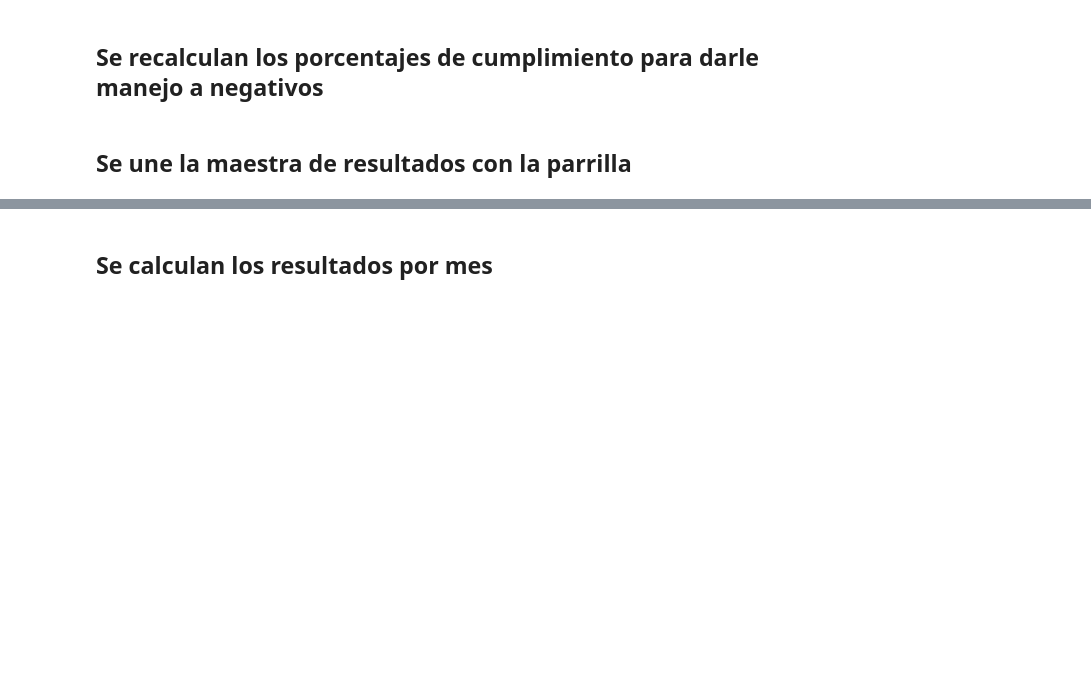
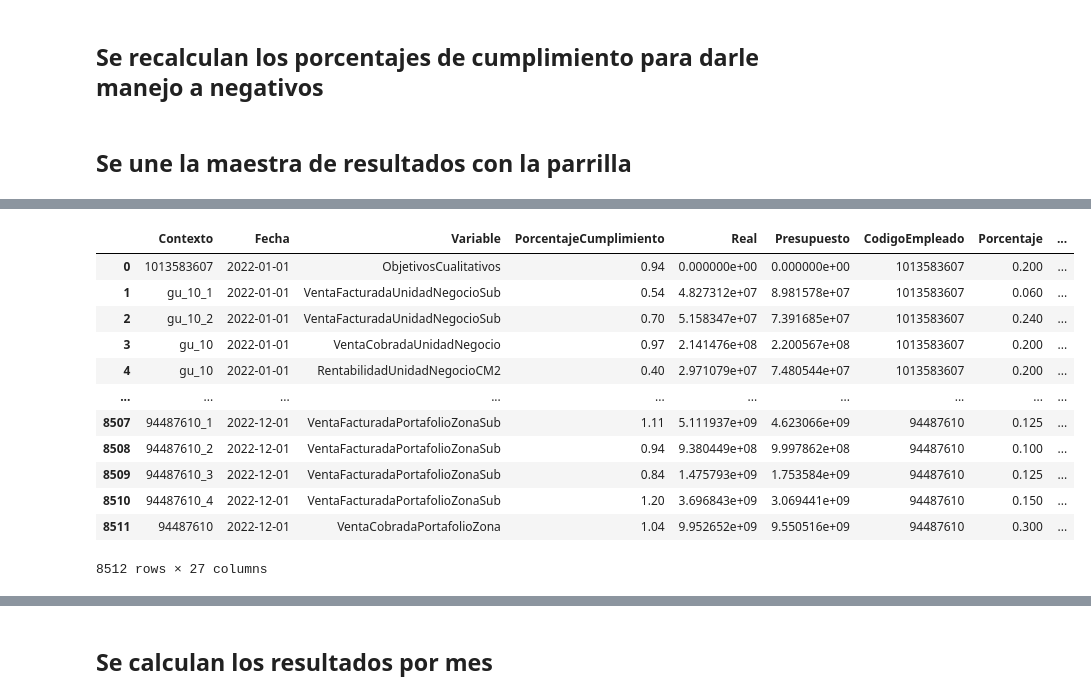
Before and after one commit to Crispelinho/-Liquidations-Incentives-Jupyter, a Jupyter notebook: BBraun - Incentivos.ipynb, the cells around one changed output, grey strips where cells are left out. Saved outputs shown, nothing was run; the diff lists cells and outputs as text; code cells hidden in the pictures; blank space fills up the shorter version.

```diff
--- a/BBraun - Incentivos.ipynb
+++ b/BBraun - Incentivos.ipynb
@@ -4621,3 +4818,27 @@ maestra_resultados['PorcentajeCumplimiento'] = maestra_resultados.apply(recalcul
+# %%
+# TODO Hacer el merge con la tabla de promedio variable
+maestra_resultados_por_empleado = maestra_resultados_por_empleado.merge(
+    df_salarios_variables[['CodigoEmpleado', 'Fecha', 'PromedioSalarioVariable']].rename(
+        columns={'PromedioSalarioVariable': 'SalarioVariable'}
+    ),
+    on=['CodigoEmpleado', 'Fecha'],
+    how='left'
+)
+maestra_resultados_por_empleado
+# %% [output]
+|  | Contexto | Fecha | Variable | PorcentajeCumplimiento | Real | Presupuesto | CodigoEmpleado | Porcentaje | ... |
+| 0 | 1013583607 | 2022-01-01 | ObjetivosCualitativos | 0.94 | 0.000000e+00 | 0.000000e+00 | 1013583607 | 0.200 | ... |
+| 1 | gu_10_1 | 2022-01-01 | VentaFacturadaUnidadNegocioSub | 0.54 | 4.827312e+07 | 8.981578e+07 | 1013583607 | 0.060 | ... |
+| 2 | gu_10_2 | 2022-01-01 | VentaFacturadaUnidadNegocioSub | 0.70 | 5.158347e+07 | 7.391685e+07 | 1013583607 | 0.240 | ... |
+| 3 | gu_10 | 2022-01-01 | VentaCobradaUnidadNegocio | 0.97 | 2.141476e+08 | 2.200567e+08 | 1013583607 | 0.200 | ... |
+| 4 | gu_10 | 2022-01-01 | RentabilidadUnidadNegocioCM2 | 0.40 | 2.971079e+07 | 7.480544e+07 | 1013583607 | 0.200 | ... |
+| ... | ... | ... | ... | ... | ... | ... | ... | ... | ... |
+| 8507 | 94487610_1 | 2022-12-01 | VentaFacturadaPortafolioZonaSub | 1.11 | 5.111937e+09 | 4.623066e+09 | 94487610 | 0.125 | ... |
+| 8508 | 94487610_2 | 2022-12-01 | VentaFacturadaPortafolioZonaSub | 0.94 | 9.380449e+08 | 9.997862e+08 | 94487610 | 0.100 | ... |
+| 8509 | 94487610_3 | 2022-12-01 | VentaFacturadaPortafolioZonaSub | 0.84 | 1.475793e+09 | 1.753584e+09 | 94487610 | 0.125 | ... |
+| 8510 | 94487610_4 | 2022-12-01 | VentaFacturadaPortafolioZonaSub | 1.20 | 3.696843e+09 | 3.069441e+09 | 94487610 | 0.150 | ... |
+| 8511 | 94487610 | 2022-12-01 | VentaCobradaPortafolioZona | 1.04 | 9.952652e+09 | 9.550516e+09 | 94487610 | 0.300 | ... |
+8512 rows × 27 columns
 # %%
 maestra_resultados_por_empleado = maestra_resultados.merge(
     df_parrillas,
```
Also changed, not shown: parts of 26 cells of this notebook.
